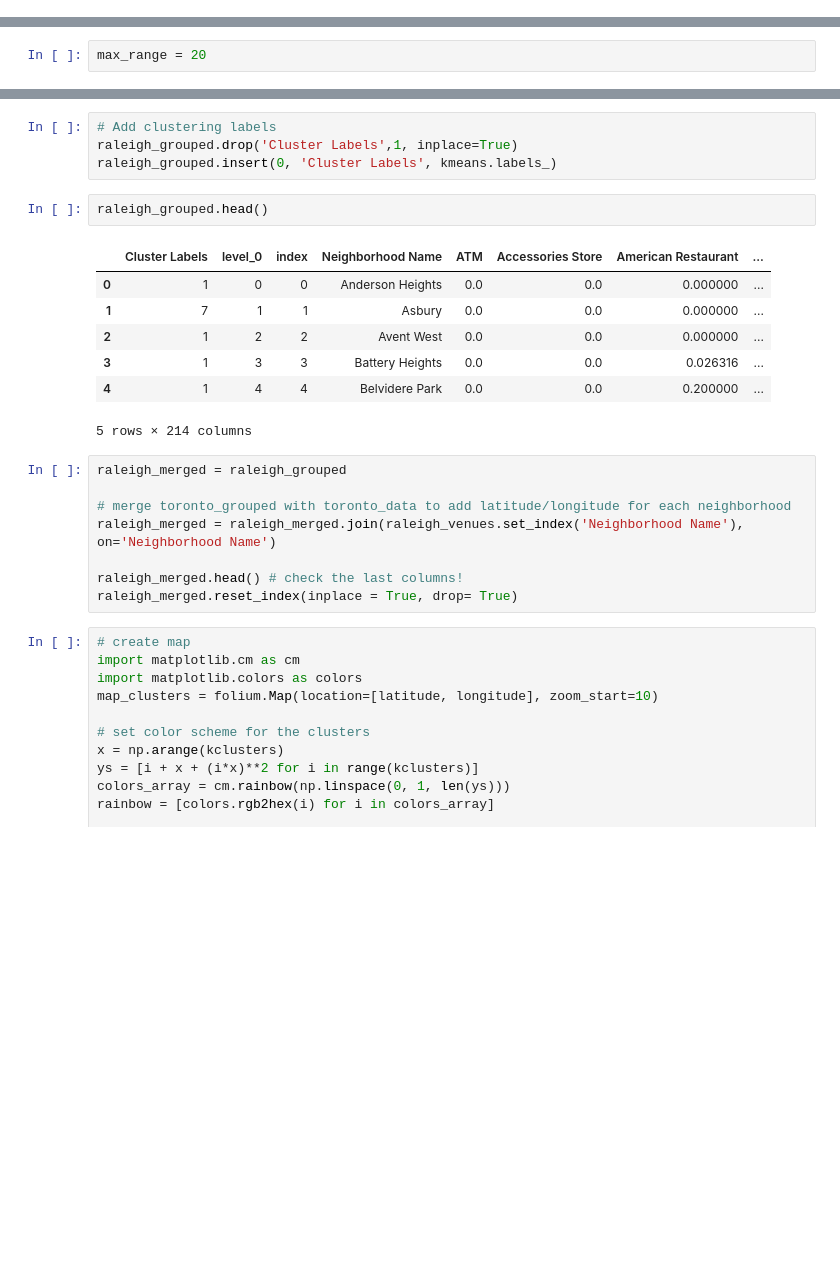
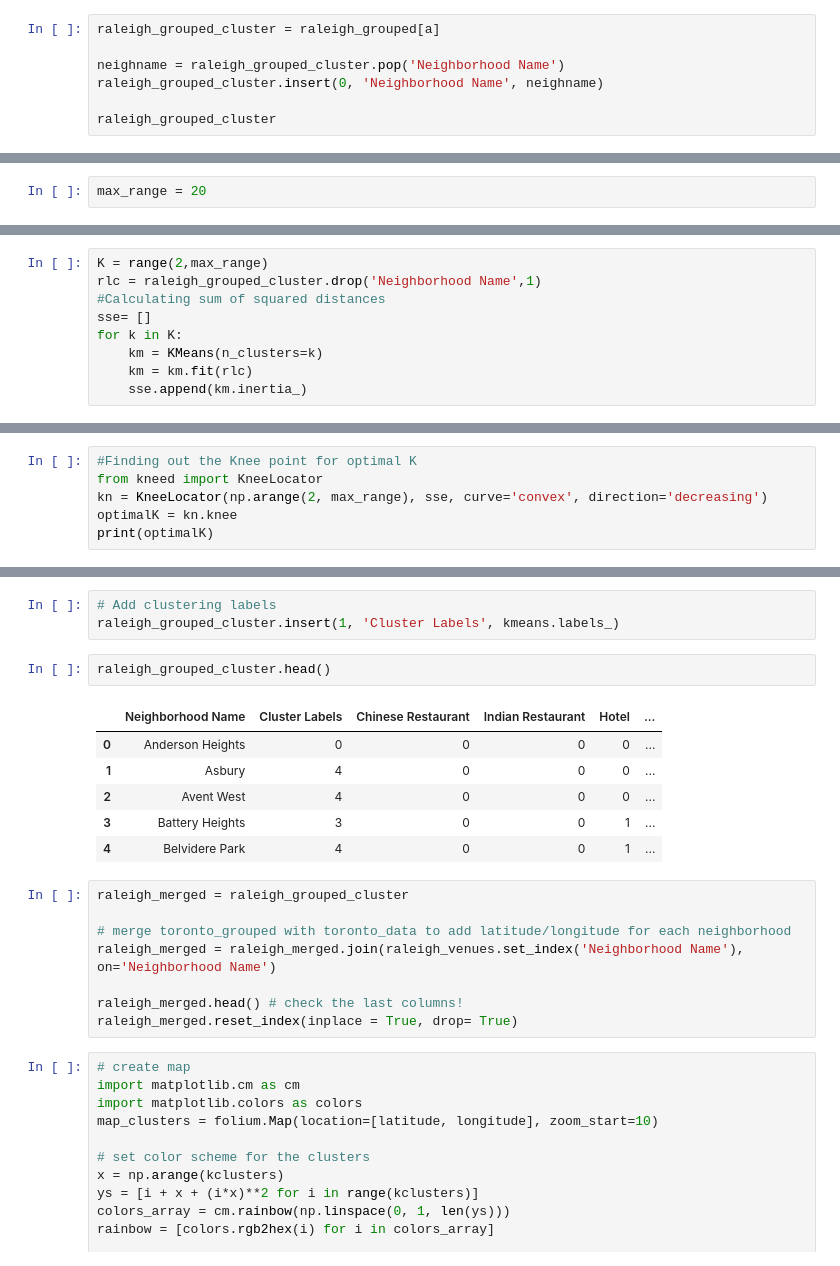
Before and after one commit to alunavat/IBM-Capstone-Data_Science, a Jupyter notebook: analysis-of-cities.ipynb, the cells around one changed output, grey strips where cells are left out. Cells and saved outputs as stored; diff of their text form; blank space fills up the shorter version.

```diff
--- a/analysis-of-cities.ipynb
+++ b/analysis-of-cities.ipynb
@@ -445,0 +523,7 @@ raleigh_grouped.reset_index(inplace= True)
+# %%
+raleigh_grouped_cluster = raleigh_grouped[a]
+
+neighname = raleigh_grouped_cluster.pop('Neighborhood Name')
+raleigh_grouped_cluster.insert(0, 'Neighborhood Name', neighname)
+
+raleigh_grouped_cluster
@@ -480 +559,10 @@ for kclusters in range(2, max_range) :
+# %%
+K = range(2,max_range)
+rlc = raleigh_grouped_cluster.drop('Neighborhood Name',1)
+#Calculating sum of squared distances
+sse= []
+for k in K:
+    km = KMeans(n_clusters=k)
+    km = km.fit(rlc)
+    sse.append(km.inertia_)
 # %%
@@ -488,0 +572,6 @@ optimalK
+# %%
+#Finding out the Knee point for optimal K
+from kneed import KneeLocator
+kn = KneeLocator(np.arange(2, max_range), sse, curve='convex', direction='decreasing')
+optimalK = kn.knee
+print(optimalK)
@@ -502,19 +592,17 @@ array([ 1,  7,  1,  1,  1,  1,  1,  1,  1, 10])
 # %%
 # Add clustering labels
-raleigh_grouped.drop('Cluster Labels',1, inplace=True)
-raleigh_grouped.insert(0, 'Cluster Labels', kmeans.labels_)
+raleigh_grouped_cluster.insert(1, 'Cluster Labels', kmeans.labels_)
 # %%
-raleigh_grouped.head()
+raleigh_grouped_cluster.head()
 # %% [output]
-|  | Cluster Labels | level_0 | index | Neighborhood Name | ATM | Accessories Store | American Restaurant | ... |
-| 0 | 1 | 0 | 0 | Anderson Heights | 0.0 | 0.0 | 0.000000 | ... |
-| 1 | 7 | 1 | 1 | Asbury | 0.0 | 0.0 | 0.000000 | ... |
-| 2 | 1 | 2 | 2 | Avent West | 0.0 | 0.0 | 0.000000 | ... |
-| 3 | 1 | 3 | 3 | Battery Heights | 0.0 | 0.0 | 0.026316 | ... |
-| 4 | 1 | 4 | 4 | Belvidere Park | 0.0 | 0.0 | 0.200000 | ... |
+|  | Neighborhood Name | Cluster Labels | Chinese Restaurant | Indian Restaurant | Hotel | ... |
+| 0 | Anderson Heights | 0 | 0 | 0 | 0 | ... |
+| 1 | Asbury | 4 | 0 | 0 | 0 | ... |
+| 2 | Avent West | 4 | 0 | 0 | 0 | ... |
+| 3 | Battery Heights | 3 | 0 | 0 | 1 | ... |
+| 4 | Belvidere Park | 4 | 0 | 0 | 1 | ... |
-5 rows × 214 columns
 # %%
-raleigh_merged = raleigh_grouped
+raleigh_merged = raleigh_grouped_cluster
 
 # merge toronto_grouped with toronto_data to add latitude/longitude for each neighborhood
 raleigh_merged = raleigh_merged.join(raleigh_venues.set_index('Neighborhood Name'), on='Neighborhood Name')
```
Also changed, not shown: parts of 58 cells of this notebook.
